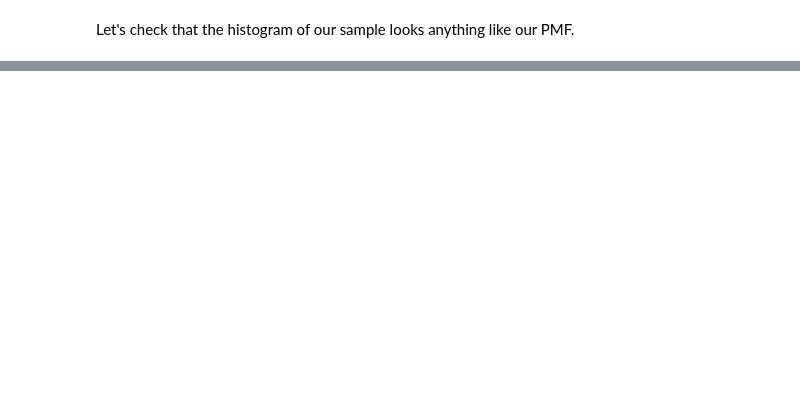
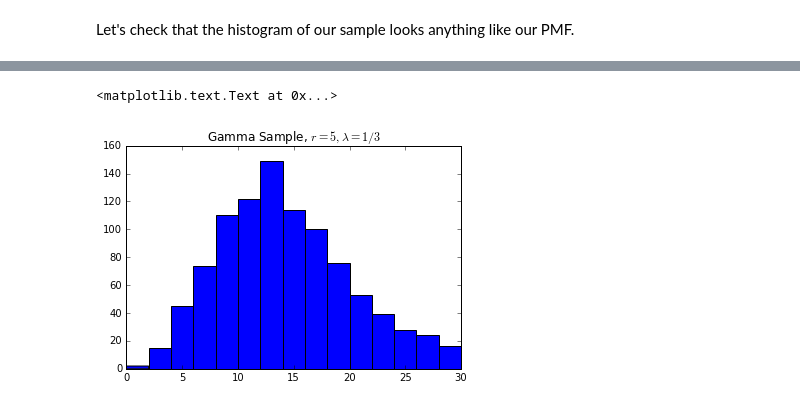
Before and after one commit to lacounty-isab/workshops, a Jupyter notebook: distributions/python/distributions.ipynb, the cells around one changed output, grey strips where cells are left out. Cells and saved outputs as stored; diff of their text form; code cells hidden in the pictures; blank space fills up the shorter version.

```diff
--- a/distributions/python/distributions.ipynb
+++ b/distributions/python/distributions.ipynb
@@ -336,0 +507,5 @@ plt.show()
+# %%
+from scipy.stats import gamma
+g35 = gamma(a=5, scale=3)
+x = g35.pdf([5, 10, 15, 20, 25])
+np.round(x, 2)
@@ -336,0 +555,3 @@ plt.show()
+# %%
+g35_sample = g35.rvs(size=1000)
+np.round(g35_sample[0:50], 2)
@@ -336,0 +566,7 @@ plt.show()
+# %%
+fig, ax = plt.subplots(1,1)
+ax.hist(g35_sample, bins=15, range=(0,30))
+ax.set_title("Gamma Sample, $r=5, \lambda=1/3$")
+# %% [output]
+<matplotlib.text.Text at 0x...>
+[figure, added]
```
Also changed, not shown: parts of 34 cells of this notebook, 5 other files.
